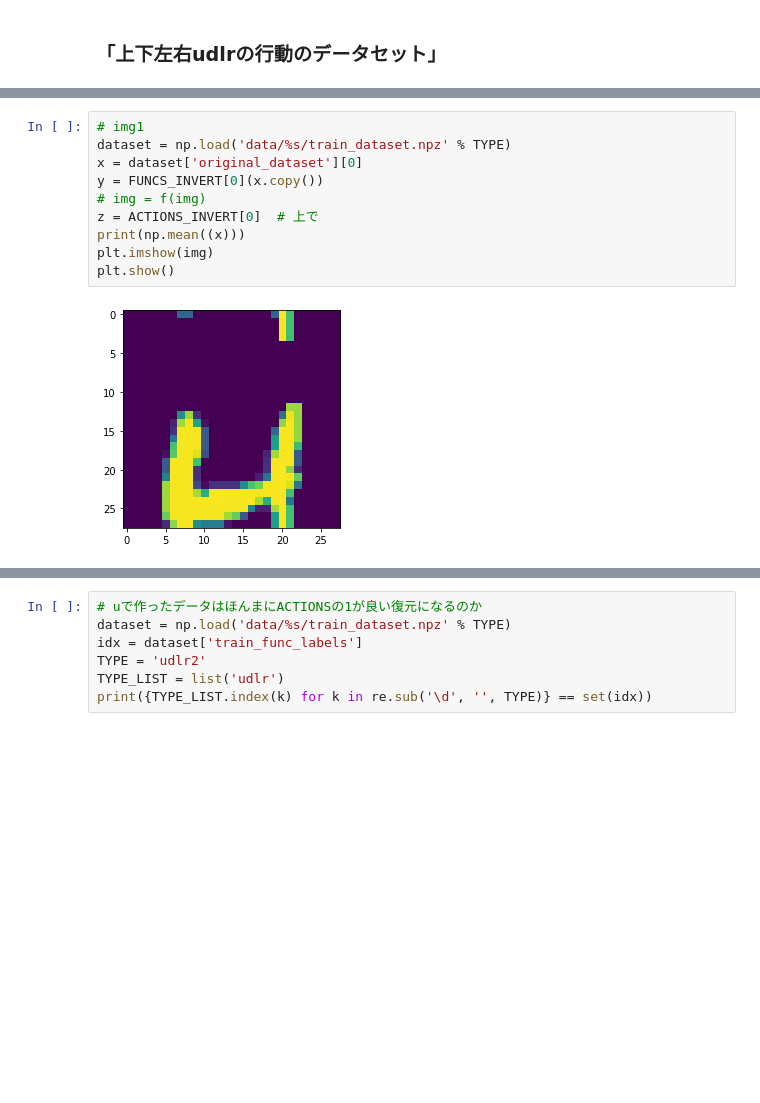
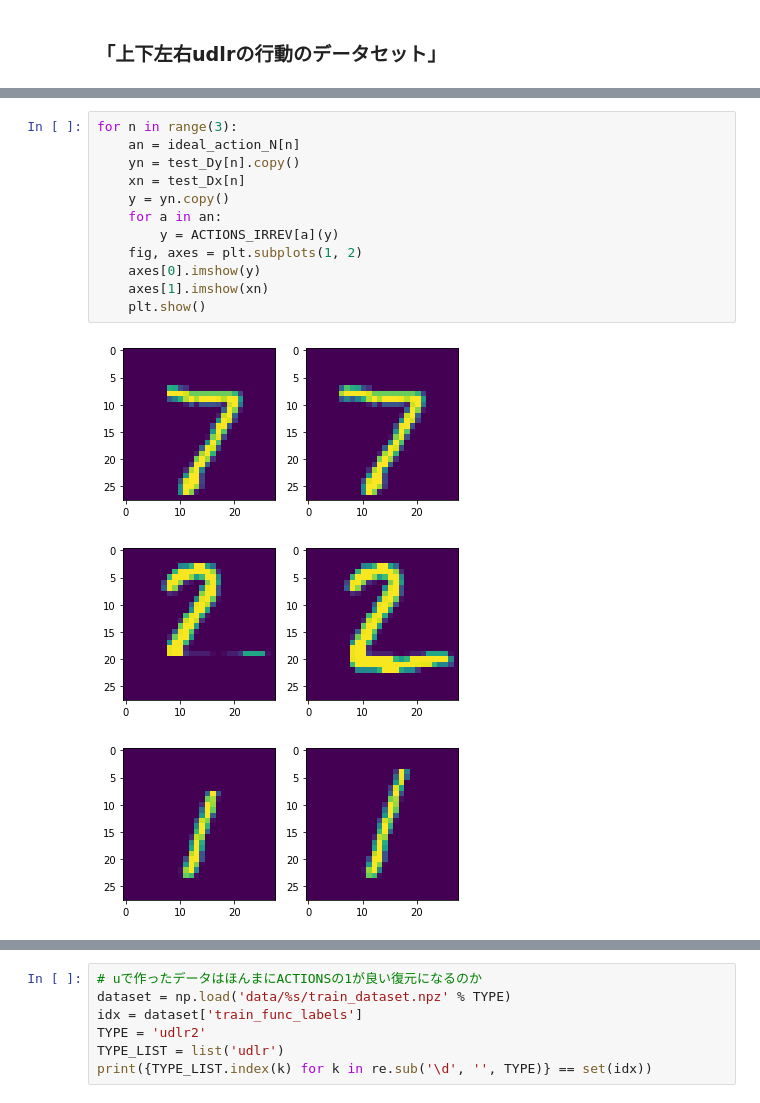
Before and after one commit to hmHam/SelectiveSR, a Jupyter notebook: shift_unshift/create_dataset.ipynb, the cells around one changed output, grey strips where cells are left out. Saved outputs shown, nothing was run; the diff lists cells and outputs as text; blank space fills up the shorter version.

```diff
--- a/shift_unshift/create_dataset.ipynb
+++ b/shift_unshift/create_dataset.ipynb
@@ -72,13 +97,17 @@ np.savez(
 )
-# %%
-# img1
-dataset = np.load('data/%s/train_dataset.npz' % TYPE)
-x = dataset['original_dataset'][0]
-y = FUNCS_INVERT[0](x.copy())
-# img = f(img)
-z = ACTIONS_INVERT[0]  # 上で
-print(np.mean((x)))
-plt.imshow(img)
-plt.show()
-# %% [output]
-[figure, removed]
+# %%
+for n in range(3):
+    an = ideal_action_N[n]
+    yn = test_Dy[n].copy()
+    xn = test_Dx[n]
+    y = yn.copy()
+    for a in an:
+        y = ACTIONS_IRREV[a](y)
+    fig, axes = plt.subplots(1, 2)
+    axes[0].imshow(y)
+    axes[1].imshow(xn)
+    plt.show()
+# %% [output]
+[figure, added]
+[figure, added]
+[figure, added]
```
Also changed, not shown: parts of 3 cells of this notebook, 3 other files.
